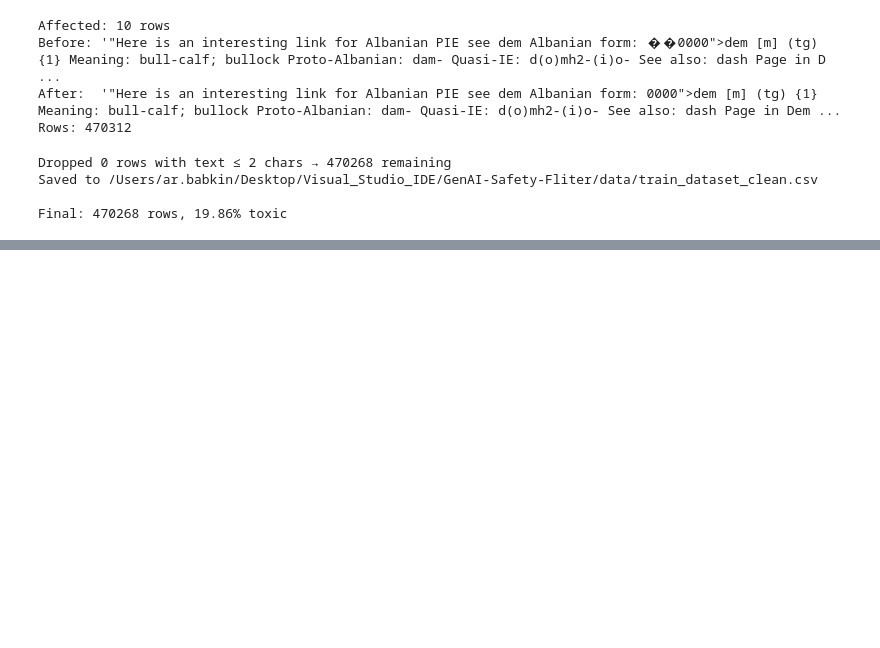
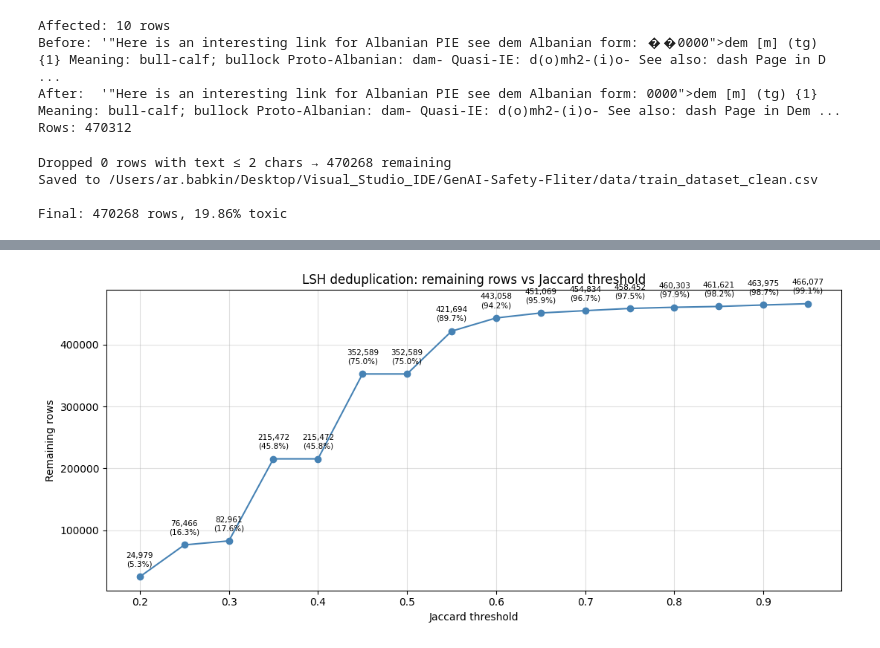
Before and after one commit to ArthurBabkin/GenAI-Safety-Fliter, a Jupyter notebook: preprocess.ipynb, the cells around one changed output, grey strips where cells are left out. Cells and saved outputs as stored; diff of their text form; code cells hidden in the pictures; blank space fills up the shorter version.

```diff
--- a/preprocess.ipynb
+++ b/preprocess.ipynb
@@ -494,0 +572,25 @@ Final: 470268 rows, 19.86% toxic
+# %%
+thresholds = np.arange(0.2, 1.0, 0.05)
+results = []
+total = len(df)
+
+for t in thresholds:
+    lsh = MinHashLSH(threshold=float(t), num_perm=NUM_PERM)
+    for i, m in enumerate(minhashes):
+        lsh.insert(str(i), m)
+
+    seen, to_drop, best_ex = set(), set(), None
+    for i, m in enumerate(minhashes):
+        if i in to_drop:
+            continue
+        for r in lsh.query(m):
+            j = int(r)
+            if j != i and j not in seen and j not in to_drop:
+                sim = minhashes[i].jaccard(minhashes[j])
+                if best_ex is None or abs(sim - t) < best_ex[0]:
+                    best_ex = (abs(sim - t), sim, i, j)
+                to_drop.add(j)
+        seen.add(i)
+    remaining = total - len(to_drop)
+    results.append({'t': round(t, 2), 'dropped': len(to_drop), 'remaining': remaining, 'ex': best_ex})
+    print(f't={t:.2f}: dropped {len(to_drop):,} → {remaining:,} remaining ({len(to_drop)/total:.1%})')
@@ -494,0 +614,22 @@ Final: 470268 rows, 19.86% toxic
+# %%
+total = len(df)
+fig, ax = plt.subplots(figsize=(11, 5))
+ax.plot([r['t'] for r in results], [r['remaining'] for r in results], 'o-', color='steelblue')
+
+for r in results:
+    ax.annotate(
+        f"{r['remaining']:,}\n({r['remaining']/total:.1%})",
+        xy=(r['t'], r['remaining']),
+        xytext=(0, 10),
+        textcoords='offset points',
+        ha='center', fontsize=7.5
+    )
+
+ax.set_xlabel('Jaccard threshold')
+ax.set_ylabel('Remaining rows')
+ax.set_title('LSH deduplication: remaining rows vs Jaccard threshold')
+ax.grid(True, alpha=0.4)
+plt.tight_layout()
+plt.show()
+# %% [output]
+[figure, added]
```
Also changed, not shown: parts of 8 cells of this notebook.
